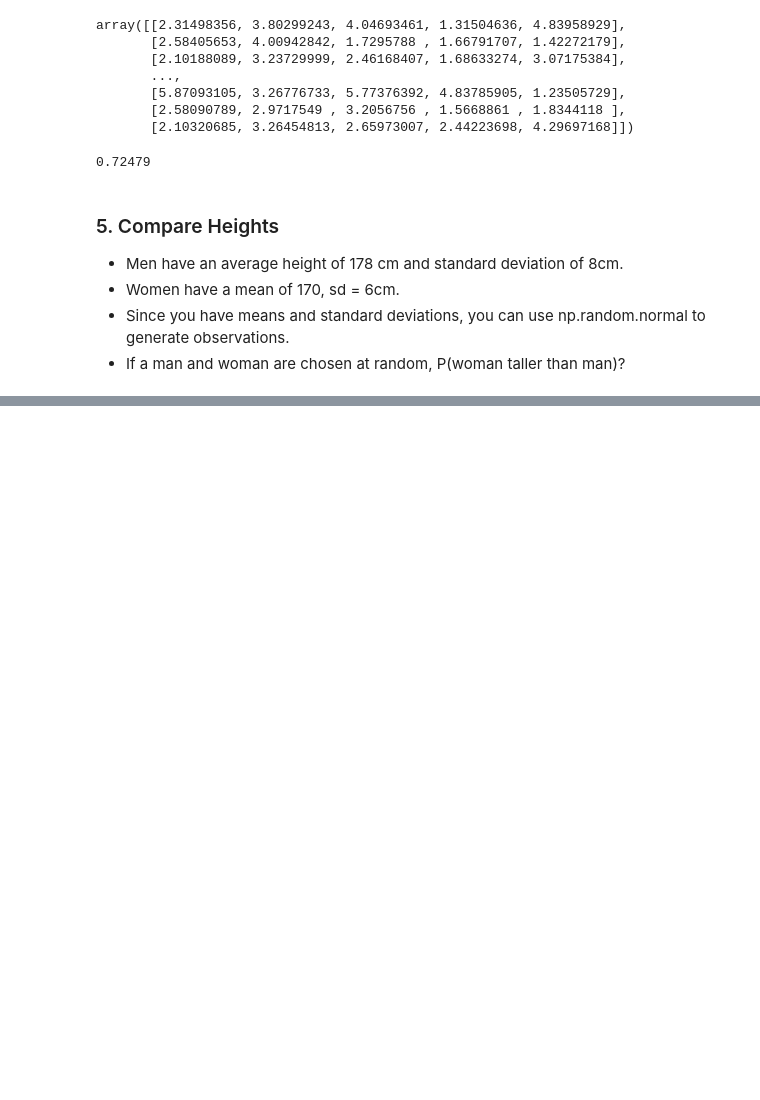
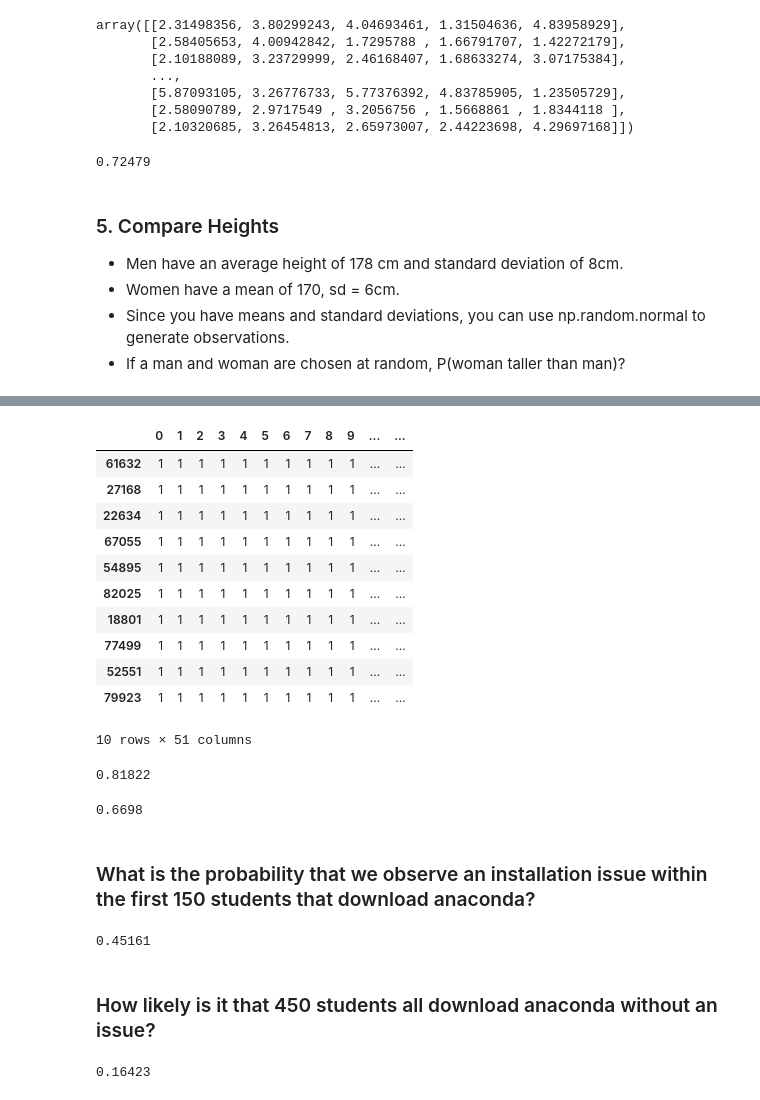
Before and after one commit to brianclements03/statistics-exercises, a Jupyter notebook: simulation.ipynb, the cells around one changed output, grey strips where cells are left out. Drawn from its saved outputs; the diff is of its cells as text; code cells hidden in the pictures; blank space fills up the shorter version.

```diff
--- a/simulation.ipynb
+++ b/simulation.ipynb
@@ -199,0 +283,64 @@ array([[2.31498356, 3.80299243, 4.04693461, 1.31504636, 4.83958929],
+# %%
+#get a count of how many times all the installs were fine; 50 means they were all good
+installs['count'] = installs.sum(axis=1)
+installs.sample(10)
+# %% [output]
+|  | 0 | 1 | 2 | 3 | 4 | 5 | 6 | 7 | 8 | 9 | ... | ... |
+| 61632 | 1 | 1 | 1 | 1 | 1 | 1 | 1 | 1 | 1 | 1 | ... | ... |
+| 27168 | 1 | 1 | 1 | 1 | 1 | 1 | 1 | 1 | 1 | 1 | ... | ... |
+| 22634 | 1 | 1 | 1 | 1 | 1 | 1 | 1 | 1 | 1 | 1 | ... | ... |
+| 67055 | 1 | 1 | 1 | 1 | 1 | 1 | 1 | 1 | 1 | 1 | ... | ... |
+| 54895 | 1 | 1 | 1 | 1 | 1 | 1 | 1 | 1 | 1 | 1 | ... | ... |
+| 82025 | 1 | 1 | 1 | 1 | 1 | 1 | 1 | 1 | 1 | 1 | ... | ... |
+| 18801 | 1 | 1 | 1 | 1 | 1 | 1 | 1 | 1 | 1 | 1 | ... | ... |
+| 77499 | 1 | 1 | 1 | 1 | 1 | 1 | 1 | 1 | 1 | 1 | ... | ... |
+| 52551 | 1 | 1 | 1 | 1 | 1 | 1 | 1 | 1 | 1 | 1 | ... | ... |
+| 79923 | 1 | 1 | 1 | 1 | 1 | 1 | 1 | 1 | 1 | 1 | ... | ... |
+10 rows × 51 columns
+# %%
+#the average of where the count was exactly 50, meaning all installs were good
+
+(installs['count'] == 50).mean()
+# %% [output]
+0.81822
+# %%
+#for 100 students:
+
+n_trials = 100_000
+n_installs = 100
+installs = np.random.choice([0,1], size=(n_trials, n_installs), p=(1/250,249/250))
+installs = pd.DataFrame(installs)
+installs['count'] = installs.sum(axis=1)
+
+(installs['count'] == 100).mean()
+# %% [output]
+0.6698
+# %% [markdown]
+
+### What is the probability that we observe an installation issue within the first 150 students that download anaconda?
+# %%
+#for 150 students:
+n_trials = 100_000
+n_installs = 150
+#0 == fails, 1 == succeeds
+installs = np.random.choice([0,1], size=(n_trials, n_installs), p=(1/250,249/250))
+installs = pd.DataFrame(installs)
+installs['count'] = installs.sum(axis=1)
+
+(installs['count'] != 150).mean()
+# %% [output]
+0.45161
+# %% [markdown]
+### How likely is it that 450 students all download anaconda without an issue?
+# %%
+#for 450  students:
+n_trials = 100_000
+n_installs = 450
+#0 == fails, 1 == succeeds
+installs = np.random.choice([0,1], size=(n_trials, n_installs), p=(1/250,249/250))
+installs = pd.DataFrame(installs)
+installs['count'] = installs.sum(axis=1)
+
+(installs['count'] == 450).mean()
+# %% [output]
+0.16423
```
Also changed, not shown: parts of 33 cells of this notebook.
